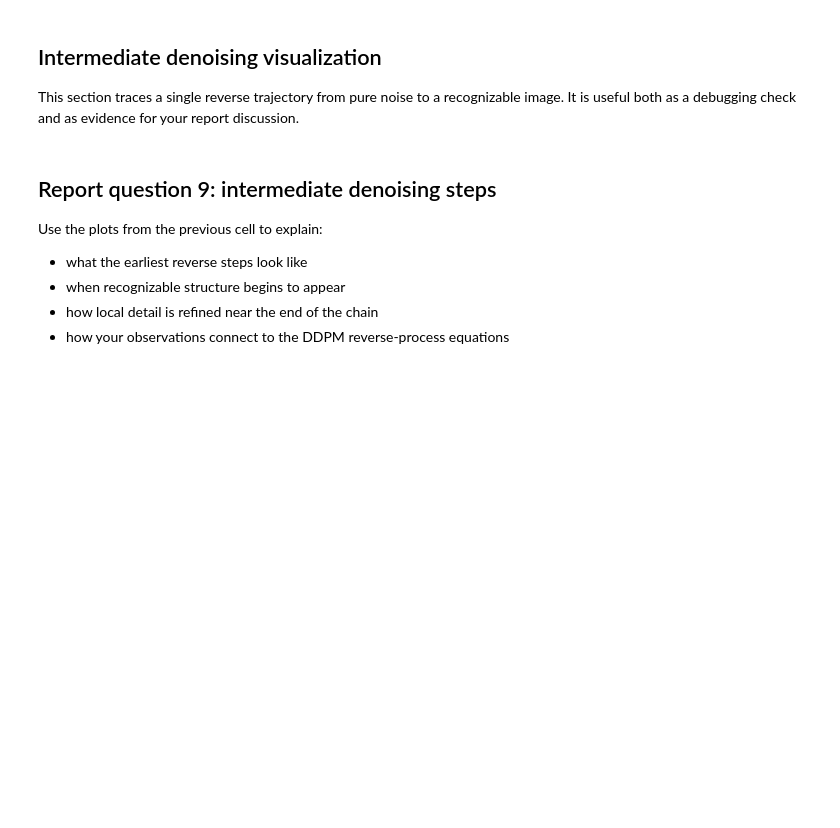
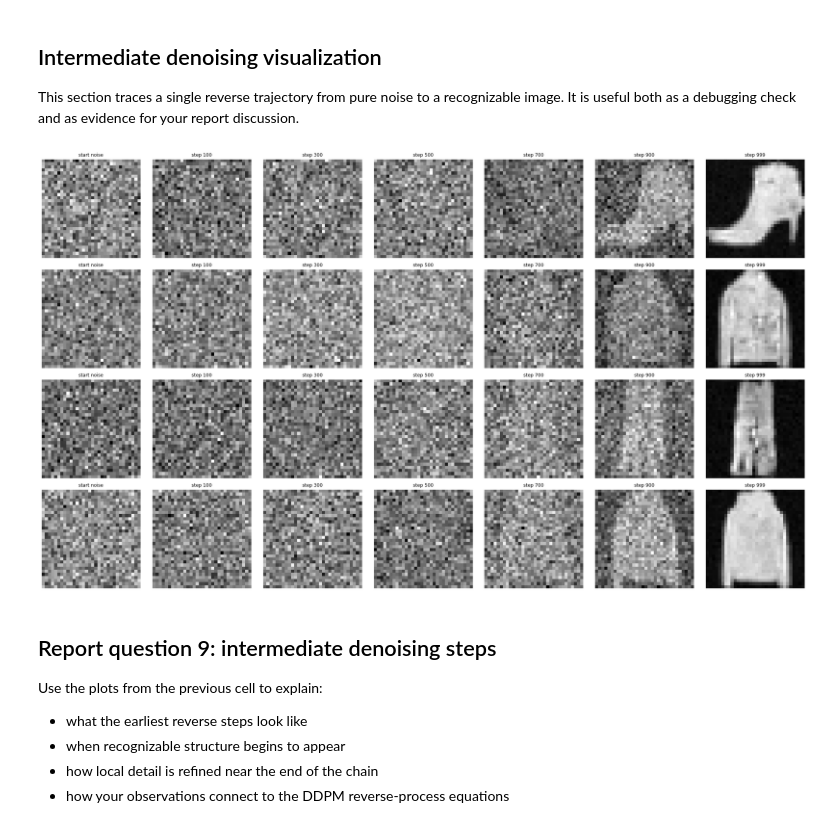
Before and after one commit to trvslhlt/ift_6135_representation_learning, a Jupyter notebook: assignments/assignment_3/01_DDPM.ipynb, the cells around one changed output. Drawn from its saved outputs; the diff is of its cells as text; code cells hidden in the pictures; blank space fills up the shorter version.

```diff
--- a/assignments/assignment_3/01_DDPM.ipynb
+++ b/assignments/assignment_3/01_DDPM.ipynb
@@ -40,5 +42,4 @@ except Exception:
 # %%
-
 import os
 import sys
 from pathlib import Path
@@ -48,6 +49,7 @@ def _candidate_roots(cwd: Path):
     candidates = [
         Path('/content/drive/MyDrive/assignment3_release'),
         Path('/content/assignment3_release'),
+        Path('/content/drive/MyDrive/education/universitie_de_montreal/courses/2026_winter/colab/assignment_3'),
         cwd,
     ]
     for parent in [cwd, *cwd.parents]:
@@ -276,17 +339,20 @@ plot_saved_epoch_samples(PROJECT_ROOT / "images")
 
 This section traces a single reverse trajectory from pure noise to a recognizable image. It is useful both as a debugging check and as evidence for your report discussion.
 # %%
+torch.cuda.empty_cache()
 steps_to_show = [100, 300, 500, 700, 900, 999]
 noise = torch.randn(4, 1, args.image_size, args.image_size, device=args.device)
 images = trainer.generate_intermediate_samples(
     n_samples=4,
     img_size=args.image_size,
     steps_to_show=steps_to_show,
     n_steps=args.n_steps,
     noise=noise,
     set_seed=True,
 )
 plot_intermediate_samples(images, steps_to_show, n_samples=4)
+# %% [output]
+[figure, added]
 # %% [markdown]
 
 ## Report question 9: intermediate denoising steps
```
Also changed, not shown: parts of 9 cells of this notebook.
